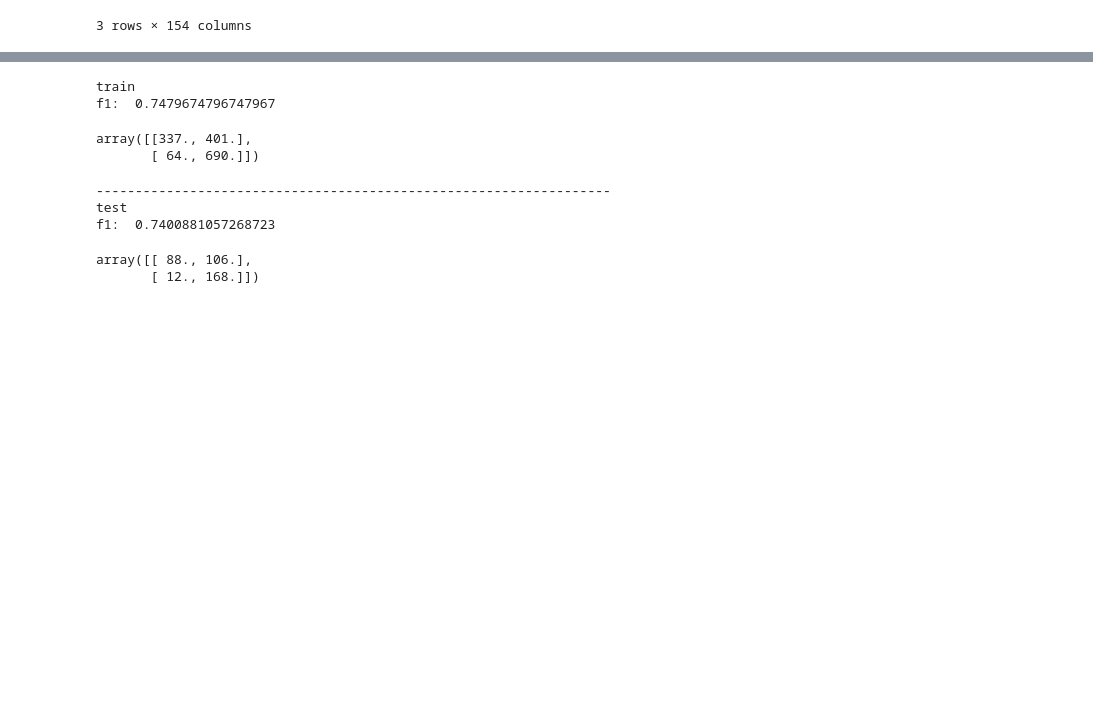
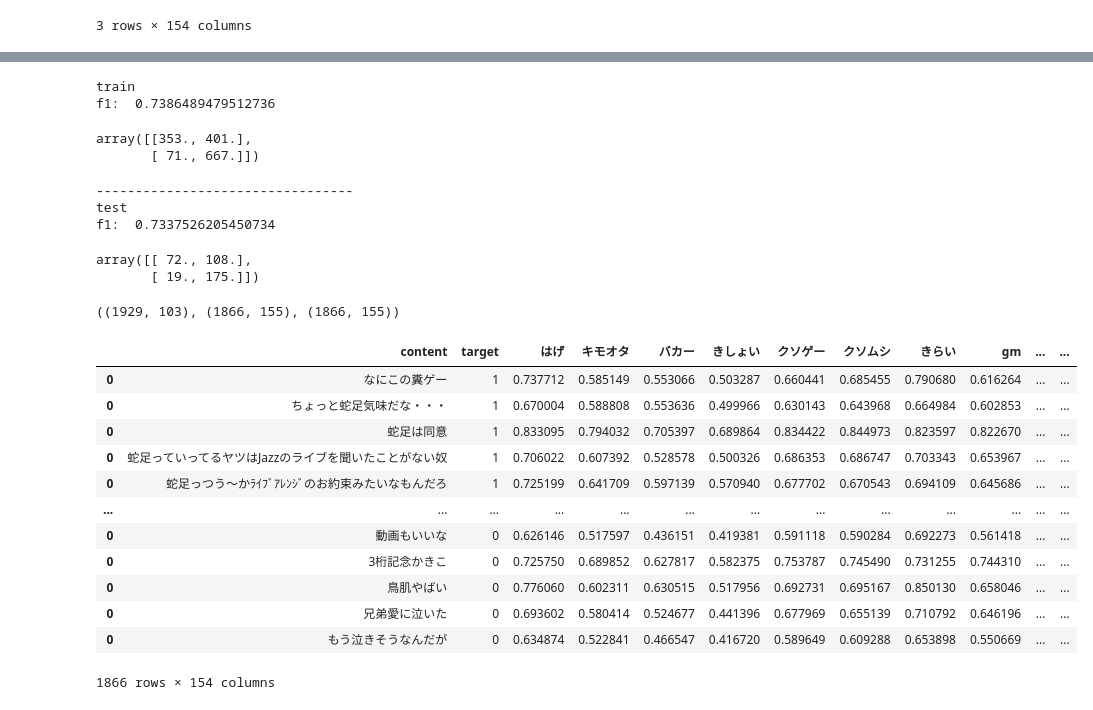
Before and after one commit to N-Eiki/proen, a Jupyter notebook: dev/Untitled.ipynb, the cells around one changed output, grey strips where cells are left out. Saved outputs shown, nothing was run; the diff lists cells and outputs as text; code cells hidden in the pictures; blank space fills up the shorter version.

```diff
--- a/dev/Untitled.ipynb
+++ b/dev/Untitled.ipynb
@@ -395,6 +399,6 @@ mean_sim_df.head(3)
 | 0 | 蛇足は同意 | 1 | 0.833095 | 0.794032 | 0.705397 | 0.689864 | 0.834422 | 0.844973 | 0.823597 | 0.822670 | ... | ... |
 3 rows × 154 columns
 # %%
-res = train_and_pred(mean_sim_df,threshold=0.12)
+res2 = train_and_pred(mean_sim_df,threshold=0.2)
 # %% [output]
 train
@@ -458,12 +447,44 @@ high_sim_df.head(2)
 # %%
-res = train_and_pred(high_sim_df,threshold=0.32)
+res3 = train_and_pred(high_sim_df,threshold=0.26)
 # %% [output]
 train
-f1:  0.7479674796747967
+f1:  0.7386489479512736
-array([[337., 401.],
-       [ 64., 690.]])
+array([[353., 401.],
+       [ 71., 667.]])
-------------------------------------------------------------------
+---------------------------------
 test
-f1:  0.7400881057268723
+f1:  0.7337526205450734
-array([[ 88., 106.],
-       [ 12., 168.]])
+array([[ 72., 108.],
+       [ 19., 175.]])
+# %%
+res1["df"].shape,res2["df"].shape,res2["df"].shape
+# %% [output]
+((1929, 103), (1866, 155), (1866, 155))
+# %%
+valid_id = list(res2["df"].id.values)
+# %%
+newdf = pd.DataFrame(columns=df.columns)
+for i in tqdm(range(len(df))):
+    if i in valid_id:
+        tmp = pd.DataFrame(df.iloc[i]).T
+        newdf = pd.concat([newdf, tmp])
+# %%
+df1=create_mean_vector_data(newdf)
+df2=create_the_highest_cosine_sim_data(newdf)
+df3=create_mean_cosine_sim_data(newdf)
+# %%
+df3
+# %% [output]
+|  | content | target | はげ | キモオタ | バカー | きしょい | クソゲー | クソムシ | きらい | gm | ... | ... |
+| 0 | なにこの糞ゲー | 1 | 0.737712 | 0.585149 | 0.553066 | 0.503287 | 0.660441 | 0.685455 | 0.790680 | 0.616264 | ... | ... |
+| 0 | ちょっと蛇足気味だな・・・ | 1 | 0.670004 | 0.588808 | 0.553636 | 0.499966 | 0.630143 | 0.643968 | 0.664984 | 0.602853 | ... | ... |
+| 0 | 蛇足は同意 | 1 | 0.833095 | 0.794032 | 0.705397 | 0.689864 | 0.834422 | 0.844973 | 0.823597 | 0.822670 | ... | ... |
+| 0 | 蛇足っていってるヤツはJazzのライブを聞いたことがない奴 | 1 | 0.706022 | 0.607392 | 0.528578 | 0.500326 | 0.686353 | 0.686747 | 0.703343 | 0.653967 | ... | ... |
+| 0 | 蛇足っつう～かﾗｲﾌﾞｱﾚﾝｼﾞのお約束みたいなもんだろ | 1 | 0.725199 | 0.641709 | 0.597139 | 0.570940 | 0.677702 | 0.670543 | 0.694109 | 0.645686 | ... | ... |
+| ... | ... | ... | ... | ... | ... | ... | ... | ... | ... | ... | ... | ... |
+| 0 | 動画もいいな | 0 | 0.626146 | 0.517597 | 0.436151 | 0.419381 | 0.591118 | 0.590284 | 0.692273 | 0.561418 | ... | ... |
+| 0 | 3桁記念かきこ | 0 | 0.725750 | 0.689852 | 0.627817 | 0.582375 | 0.753787 | 0.745490 | 0.731255 | 0.744310 | ... | ... |
+| 0 | 鳥肌やばい | 0 | 0.776060 | 0.602311 | 0.630515 | 0.517956 | 0.692731 | 0.695167 | 0.850130 | 0.658046 | ... | ... |
+| 0 | 兄弟愛に泣いた | 0 | 0.693602 | 0.580414 | 0.524677 | 0.441396 | 0.677969 | 0.655139 | 0.710792 | 0.646196 | ... | ... |
+| 0 | もう泣きそうなんだが | 0 | 0.634874 | 0.522841 | 0.466547 | 0.416720 | 0.589649 | 0.609288 | 0.653898 | 0.550669 | ... | ... |
+1866 rows × 154 columns
```
Also changed, not shown: parts of 35 cells of this notebook, 2 other files.
